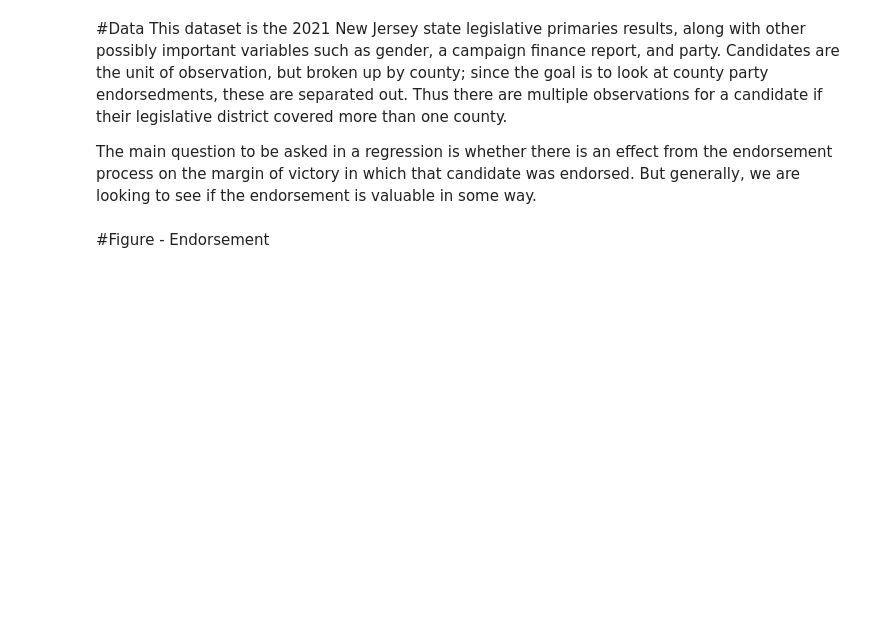
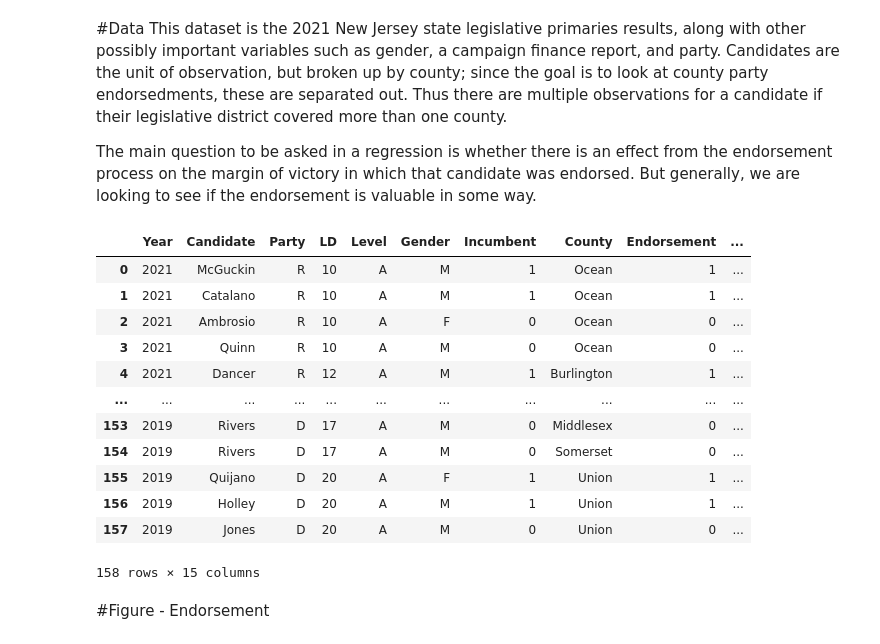
Before and after one commit to fleckc/visSP23, a Jupyter notebook: ps4.ipynb, the cells around one changed output. Drawn from its saved outputs; the diff is of its cells as text; code cells hidden in the pictures; blank space fills up the shorter version.

```diff
--- a/ps4.ipynb
+++ b/ps4.ipynb
@@ -24,6 +24,22 @@ njline = pd.read_csv("https://github.com/fleckc/visSP23/raw/main/njline.csv")
 # %%
 partycolor = ["red", "blue"]
 #will use for party color palette in graphs to distinguish between candidates of different parties
+# %%
+njline
+# %% [output]
+|  | Year | Candidate | Party | LD | Level | Gender | Incumbent | County | Endorsement | ... |
+| 0 | 2021 | McGuckin | R | 10 | A | M | 1 | Ocean | 1 | ... |
+| 1 | 2021 | Catalano | R | 10 | A | M | 1 | Ocean | 1 | ... |
+| 2 | 2021 | Ambrosio | R | 10 | A | F | 0 | Ocean | 0 | ... |
+| 3 | 2021 | Quinn | R | 10 | A | M | 0 | Ocean | 0 | ... |
+| 4 | 2021 | Dancer | R | 12 | A | M | 1 | Burlington | 1 | ... |
+| ... | ... | ... | ... | ... | ... | ... | ... | ... | ... | ... |
+| 153 | 2019 | Rivers | D | 17 | A | M | 0 | Middlesex | 0 | ... |
+| 154 | 2019 | Rivers | D | 17 | A | M | 0 | Somerset | 0 | ... |
+| 155 | 2019 | Quijano | D | 20 | A | F | 1 | Union | 1 | ... |
+| 156 | 2019 | Holley | D | 20 | A | M | 1 | Union | 1 | ... |
+| 157 | 2019 | Jones | D | 20 | A | M | 0 | Union | 0 | ... |
+158 rows × 15 columns
 # %% [markdown]
 #Figure - Endorsement
 # %% [markdown]
```
Also changed, not shown: parts of 1 cell of this notebook.
